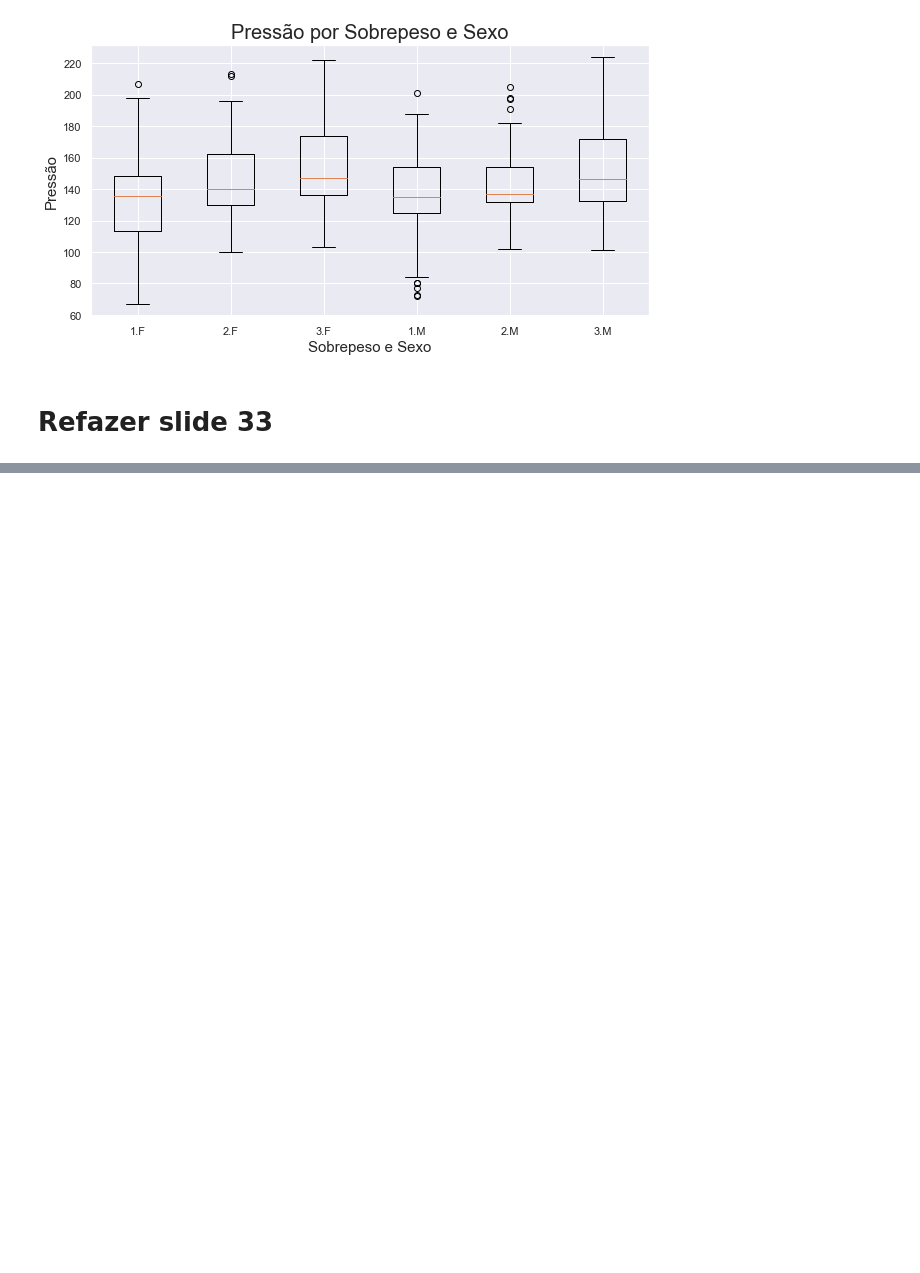
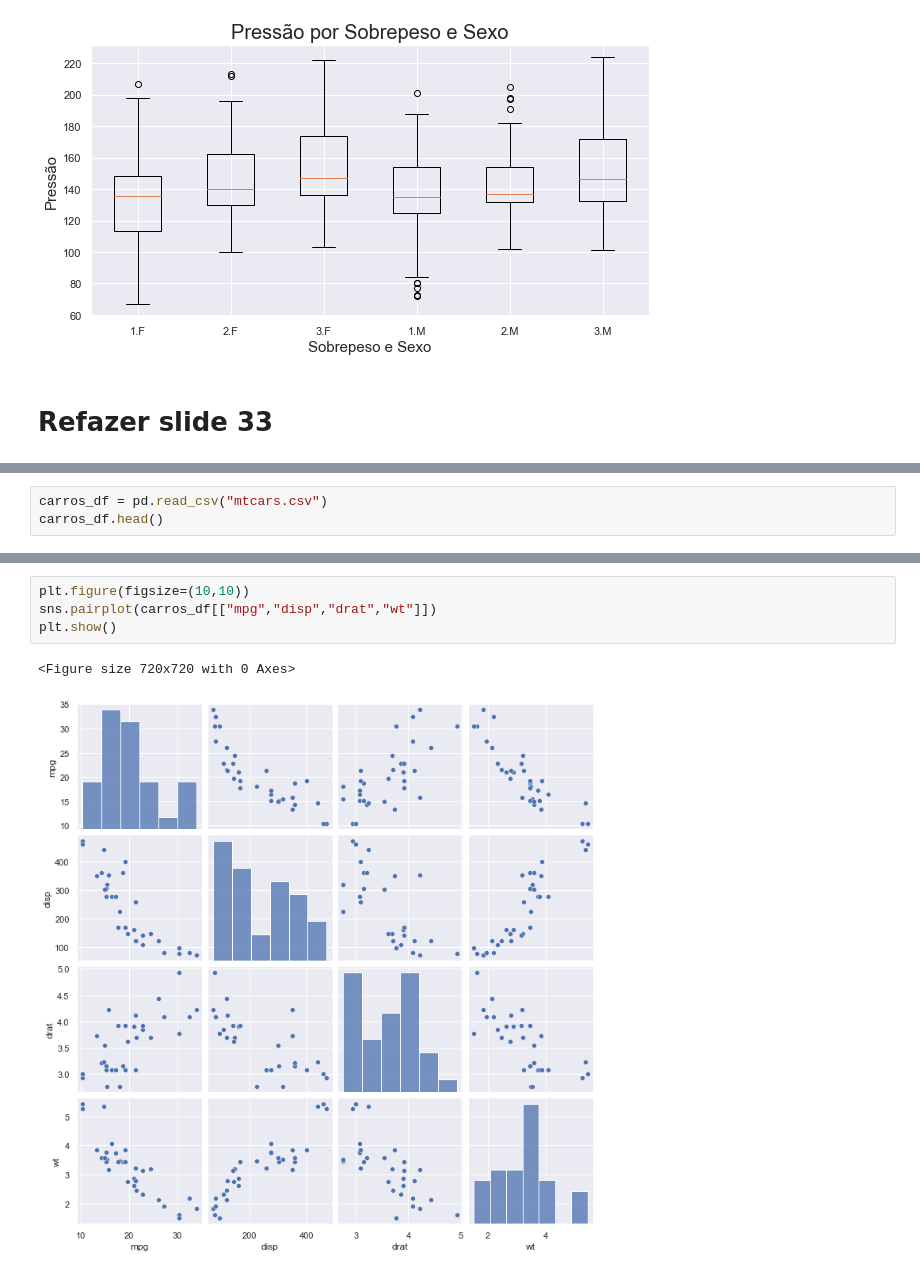
Before and after one commit to mendesrafael965/Estatistica, a Jupyter notebook: Lista 2.ipynb, the cells around one changed output, grey strips where cells are left out. Drawn from its saved outputs; the diff is of its cells as text; blank space fills up the shorter version.

```diff
--- a/Lista 2.ipynb
+++ b/Lista 2.ipynb
@@ -247,0 +243,3 @@ plt.show()
+# %%
+carros_df = pd.read_csv("mtcars.csv")
+carros_df.head()
@@ -247,0 +253,7 @@ plt.show()
+# %%
+plt.figure(figsize=(10,10))
+sns.pairplot(carros_df[["mpg","disp","drat","wt"]])
+plt.show()
+# %% [output]
+<Figure size 720x720 with 0 Axes>
+[figure, added]
```
Also changed, not shown: parts of 6 cells of this notebook.
